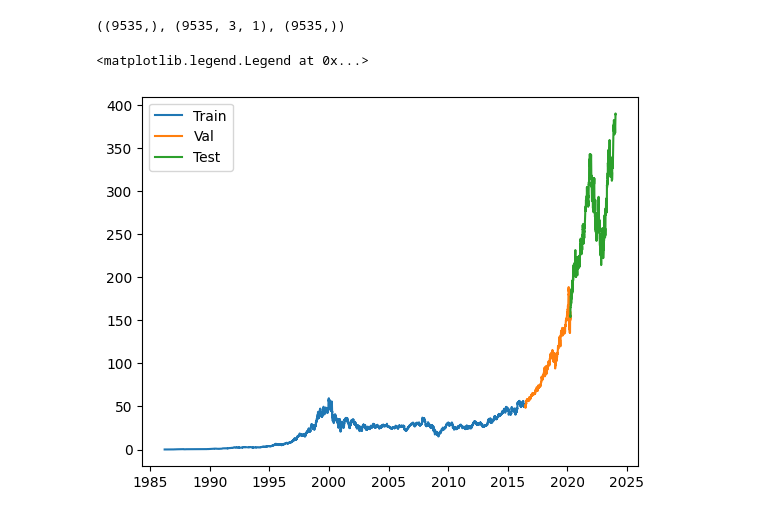
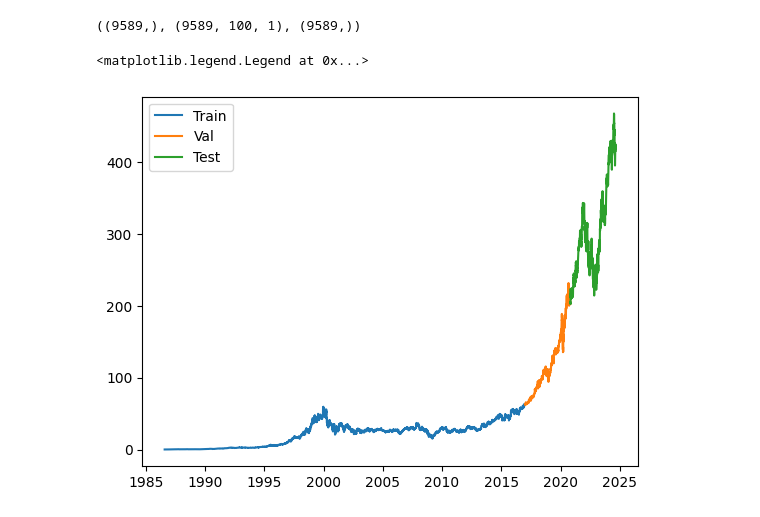
Before and after one commit to AshtonGlover/stock-prediction, a Jupyter notebook: StockPrediction.ipynb, the cells around one changed output. Drawn from its saved outputs; the diff is of its cells as text; code cells hidden in the pictures.

```diff
--- a/StockPrediction.ipynb
+++ b/StockPrediction.ipynb
@@ -44,8 +44,8 @@ df
 import datetime
 
 def strToDate(s):
-  split = s.split('-')
-  year, month, day = int(split[0]), int(split[1]), int(split[2])
+  split_date = s.split('-')
+  day, month, year = int(split_date[2]), int(split_date[1]), int(split_date[0])
   return datetime.datetime(year = year, month = month, day = day)
 # %%
 df['Date'] = df['Date'].apply(strToDate)
@@ -110,7 +112,6 @@ def df_to_windowed_df(dataframe, first_date_str, last_date_str, n=3):
     df_subset = dataframe.loc[:target_date].tail(n+1)
 
     if len(df_subset) != n+1:
-      print(f'Error: Window of size {n} is too large for date {target_date}')
       return
 
     values = df_subset['Close'].to_numpy()
@@ -148,8 +149,8 @@ def df_to_windowed_df(dataframe, first_date_str, last_date_str, n=3):
   return ret_df
 
 windowed_df = df_to_windowed_df(df,
-                                '1986-03-18',
-                                '2024-01-17',
-                                n=3)
+                                '1986-08-05',
+                                '2024-08-22',
+                                n=100)
 windowed_df
 # %% [output]
@@ -184,25 +185,25 @@ dates, X, y = windowed_df_to_date_X_y(windowed_df)
 
 dates.shape, X.shape, y.shape
 # %% [output]
-((9535,), (9535, 3, 1), (9535,))
+((9589,), (9589, 100, 1), (9589,))
 # %%
 q_80 = int(len(dates) * 0.8)
 q_90 = int(len(dates) * 0.9)
 
-dates_train, X_train, y_train = dates[:q_80], X[:q_80], y[:q_80]
+dates_train, x_train, y_train = dates[:q_80], X[:q_80], y[:q_80]
 
-dates_val, X_val, y_val = dates[q_80:q_90], X[q_80:q_90], y[q_80:q_90]
+dates_val, x_val, y_val = dates[q_80:q_90], X[q_80:q_90], y[q_80:q_90]
 
-dates_test, X_test, y_test = dates[q_90:], X[q_90:], y[q_90:]
+dates_test, x_test, y_test = dates[q_90:], X[q_90:], y[q_90:]
 
 plt.plot(dates_train, y_train)
 plt.plot(dates_val, y_val)
 plt.plot(dates_test, y_test)
 
 plt.legend(['Train', 'Val', 'Test'])
 # %% [output]
 <matplotlib.legend.Legend at 0x...>
-[figure, old version]
+[figure, new version]
 # %%
 from tensorflow.keras.models import Sequential
 from tensorflow.keras.optimizers import Adam
```
Also changed, not shown: parts of 12 cells of this notebook.
